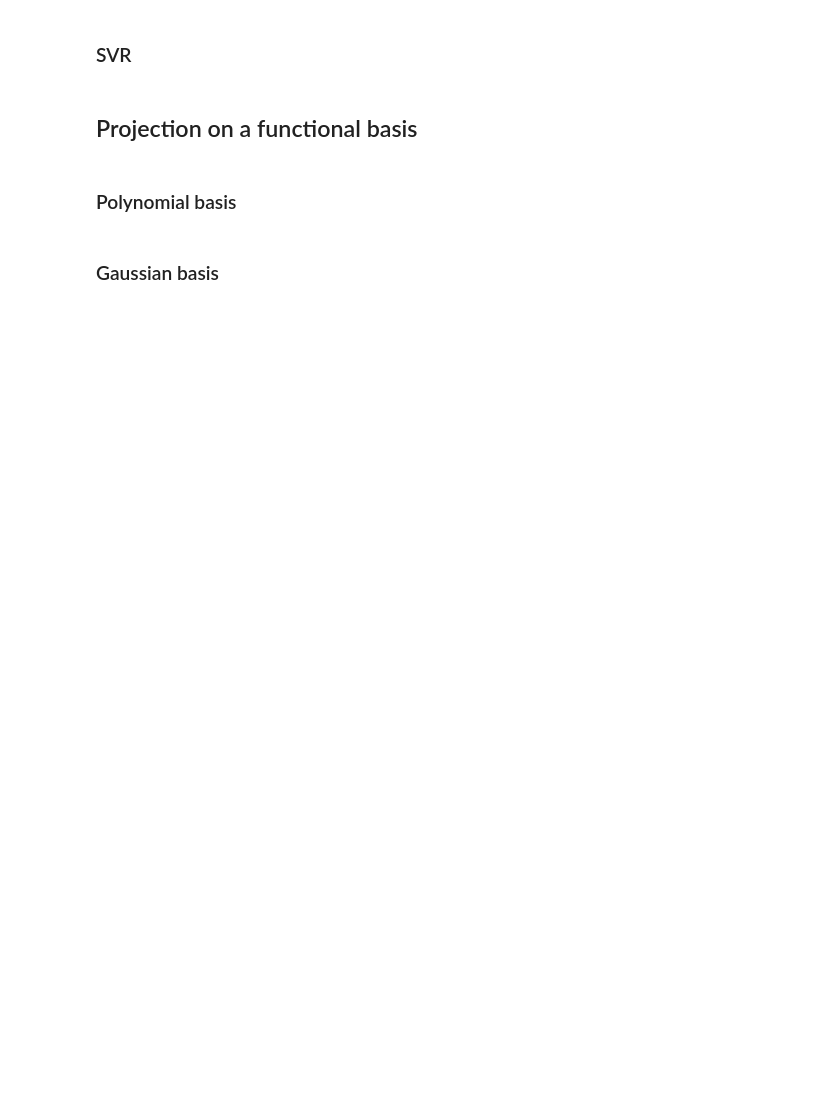
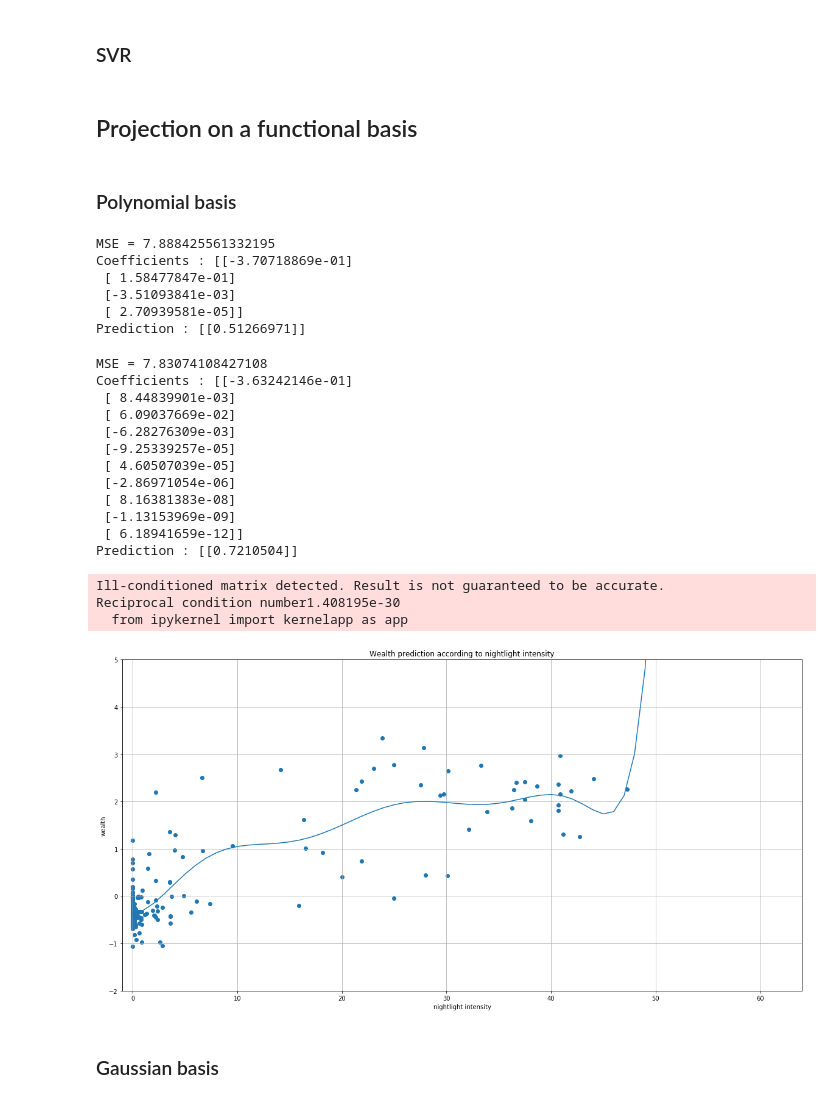
Before and after one commit to ridouaneg/Predict-poverty-from-space, a Jupyter notebook: implementations.ipynb, the cells around one changed output. Saved outputs shown, nothing was run; the diff lists cells and outputs as text; code cells hidden in the pictures; blank space fills up the shorter version.

```diff
--- a/implementations.ipynb
+++ b/implementations.ipynb
@@ -110,5 +156,63 @@ print(y, y_test[11])
 ## Projection on a functional basis
 # %% [markdown]
 ### Polynomial basis
+# %%
+class PolynomialRegression:
+
+    def __init__(self, p):
+        self.coeff = None
+        self.p = p
+
+    def phi(self, x, j):
+        return x**j
+
+    def train(self, X_train, y_train):
+        n = X_train.shape[0]
+        psi = [[self.phi(X_train[i], j) for j in range(self.p)] for i in range(n)]
+        psi = np.resize(psi, (np.shape(psi)[0], np.shape(psi)[1]))
+
+        alpha = scipy.linalg.solve(np.dot(psi.T, psi), np.dot(psi.T, y_train))
+        self.coeff = alpha
+
+        print("MSE =", np.linalg.norm(y_train - np.dot(psi, self.coeff)))
+
+    def predict(self, X_test):
+        m = X_test.shape[0]
+        psi_test = [[self.phi(X_test[i], j) for j in range(self.p)] for i in range(m)]
+        psi_test = np.resize(psi_test, (np.shape(psi_test)[0], np.shape(psi_test)[1]))
+        y_test = np.dot(psi_test, self.coeff)
+        return y_test
+# %% [output]
+MSE = 7.888425561332195
+Coefficients : [[-3.70718869e-01]
+ [ 1.58477847e-01]
+ [-3.51093841e-03]
+ [ 2.70939581e-05]]
+Prediction : [[0.51266971]]
+# %%
+estimator = PolynomialRegression(p=10)
+estimator.train(X_train, y_train)
+
+print("Coefficients :", estimator.coeff)
+print("Prediction :", estimator.predict(np.array([X_test[11]])))
+
+plot_regression(estimator, X_train, y_train)
+# %% [output]
+MSE = 7.83074108427108
+Coefficients : [[-3.63242146e-01]
+ [ 8.44839901e-03]
+ [ 6.09037669e-02]
+ [-6.28276309e-03]
+ [-9.25339257e-05]
+ [ 4.60507039e-05]
+ [-2.86971054e-06]
+ [ 8.16381383e-08]
+ [-1.13153969e-09]
+ [ 6.18941659e-12]]
+Prediction : [[0.7210504]]
+Ill-conditioned matrix detected. Result is not guaranteed to be accurate.
+Reciprocal condition number1.408195e-30
+  from ipykernel import kernelapp as app
+[figure, added]
 # %% [markdown]
 ### Gaussian basis
```
Also changed, not shown: parts of 15 cells of this notebook, 2 other files.
